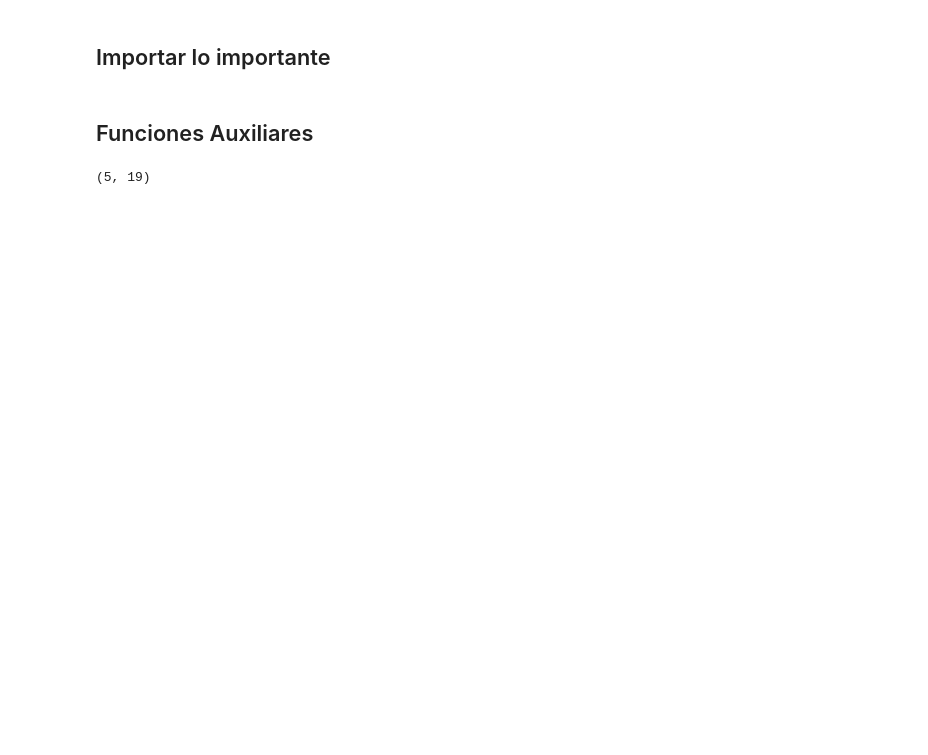
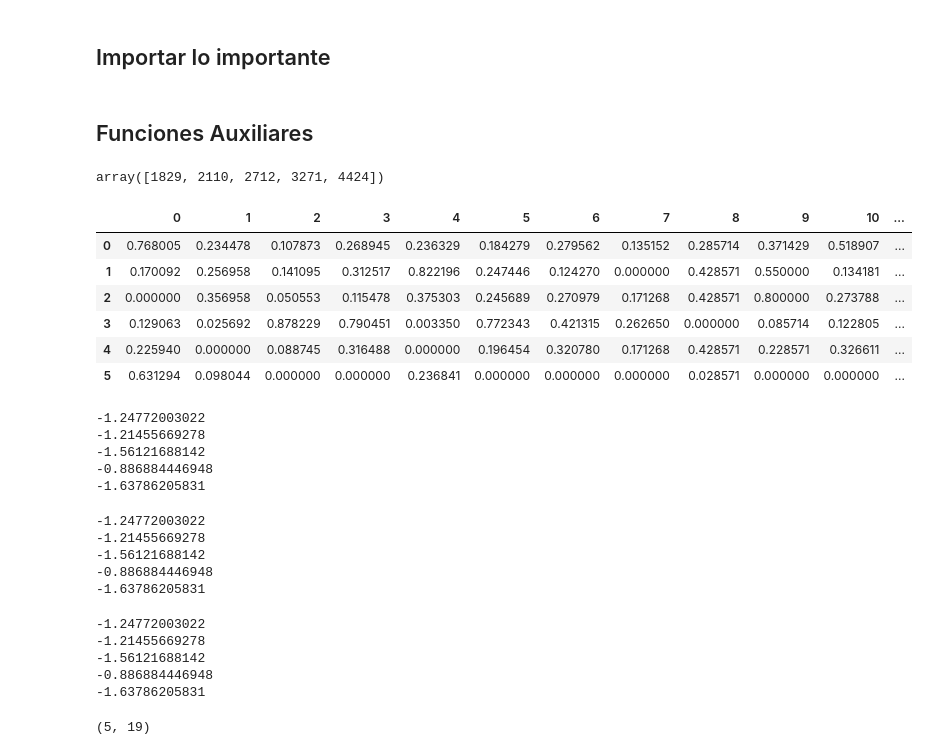
Before and after one commit to cinai/identification-algorithms, a Jupyter notebook: Algoritmo 3/Feature Extractor Post Presentation.ipynb, the cells around one changed output. Cells and saved outputs as stored; diff of their text form; code cells hidden in the pictures; blank space fills up the shorter version.

```diff
--- a/Algoritmo 3/Feature Extractor Post Presentation.ipynb
+++ b/Algoritmo 3/Feature Extractor Post Presentation.ipynb
@@ -77,6 +78,64 @@ def compare_vectors_with_neighbours(vector_a,vector_b,rois_a,rois_b,shared_rois,
     delta_time = time.time() - init_time
     print delta_time
     return a_matrix
+# %%
+neighburs = get_neighbours_index(shared_rois,1829,2)
+neighburs
+# %% [output]
+array([1829, 2110, 2712, 3271, 4424])
+# %%
+neighburs = get_neighbours_index(shared_rois,1829,2)
+i = 1829
+a_sequence = abril_selected_features[i,:]
+b_sequences = septiembre_selected_features[neighburs,:]
+ab_sequences = np.vstack((a_sequence,b_sequences))
+for i in range(ab_sequences.shape[1]):
+    ab_sequences[:,i] = normalizar(ab_sequences[:,i])
+pd.DataFrame(ab_sequences)
+# %% [output]
+|  | 0 | 1 | 2 | 3 | 4 | 5 | 6 | 7 | 8 | 9 | 10 | ... |
+| 0 | 0.768005 | 0.234478 | 0.107873 | 0.268945 | 0.236329 | 0.184279 | 0.279562 | 0.135152 | 0.285714 | 0.371429 | 0.518907 | ... |
+| 1 | 0.170092 | 0.256958 | 0.141095 | 0.312517 | 0.822196 | 0.247446 | 0.124270 | 0.000000 | 0.428571 | 0.550000 | 0.134181 | ... |
+| 2 | 0.000000 | 0.356958 | 0.050553 | 0.115478 | 0.375303 | 0.245689 | 0.270979 | 0.171268 | 0.428571 | 0.800000 | 0.273788 | ... |
+| 3 | 0.129063 | 0.025692 | 0.878229 | 0.790451 | 0.003350 | 0.772343 | 0.421315 | 0.262650 | 0.000000 | 0.085714 | 0.122805 | ... |
+| 4 | 0.225940 | 0.000000 | 0.088745 | 0.316488 | 0.000000 | 0.196454 | 0.320780 | 0.171268 | 0.428571 | 0.228571 | 0.326611 | ... |
+| 5 | 0.631294 | 0.098044 | 0.000000 | 0.000000 | 0.236841 | 0.000000 | 0.000000 | 0.000000 | 0.028571 | 0.000000 | 0.000000 | ... |
+# %%
+counter = 0
+for neighbour in neighburs:
+    dist = sp.spatial.distance.euclidean(np.asarray(ab_sequences[0,:]),np.asarray(ab_sequences[counter+1,:]))
+    print -dist
+    counter += 1
+# %% [output]
+-1.24772003022
+-1.21455669278
+-1.56121688142
+-0.886884446948
+-1.63786205831
+# %%
+counter = 0
+for neighbour in neighburs:
+    dist = abs(np.linalg.norm(np.asarray(ab_sequences[0,:])-np.asarray(ab_sequences[counter+1,:])))
+    print -dist
+    counter += 1
+# %% [output]
+-1.24772003022
+-1.21455669278
+-1.56121688142
+-0.886884446948
+-1.63786205831
+# %%
+counter = 0
+for neighbour in neighburs:
+    dist = abs(np.linalg.norm(np.asarray(ab_sequences[0,:])-np.asarray(ab_sequences[counter+1,:])))
+    print -dist
+    counter += 1
+# %% [output]
+-1.24772003022
+-1.21455669278
+-1.56121688142
+-0.886884446948
+-1.63786205831
 # %%
 np.vstack((septiembre_vectors[0],septiembre_vectors[[1,2,3,4]])).shape
 # %% [output]
```
Also changed, not shown: parts of 21 cells of this notebook.
